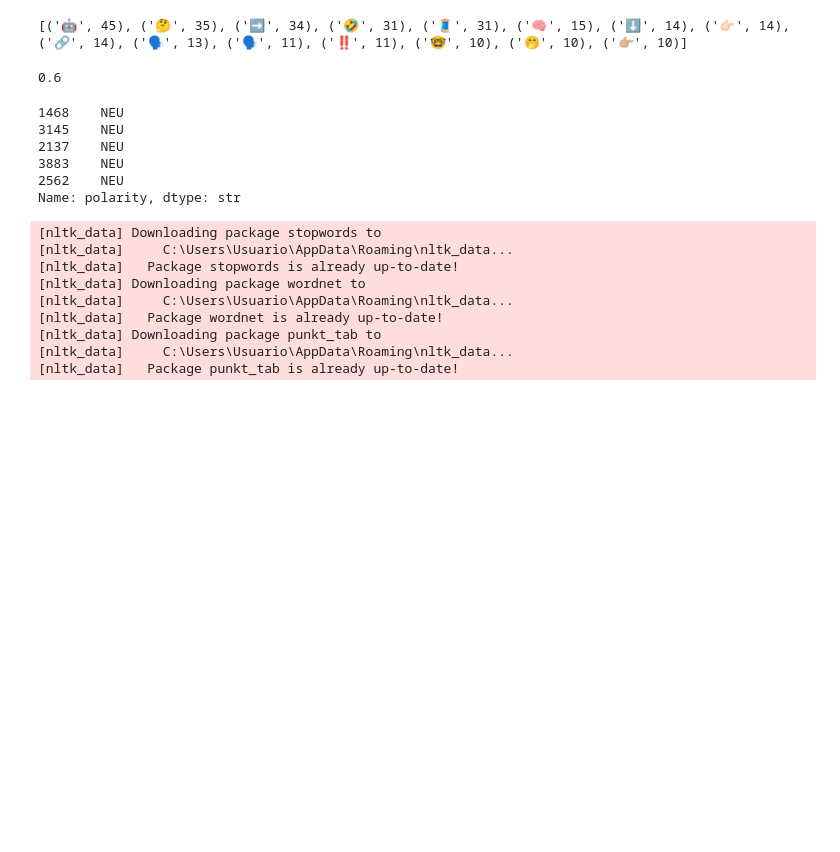
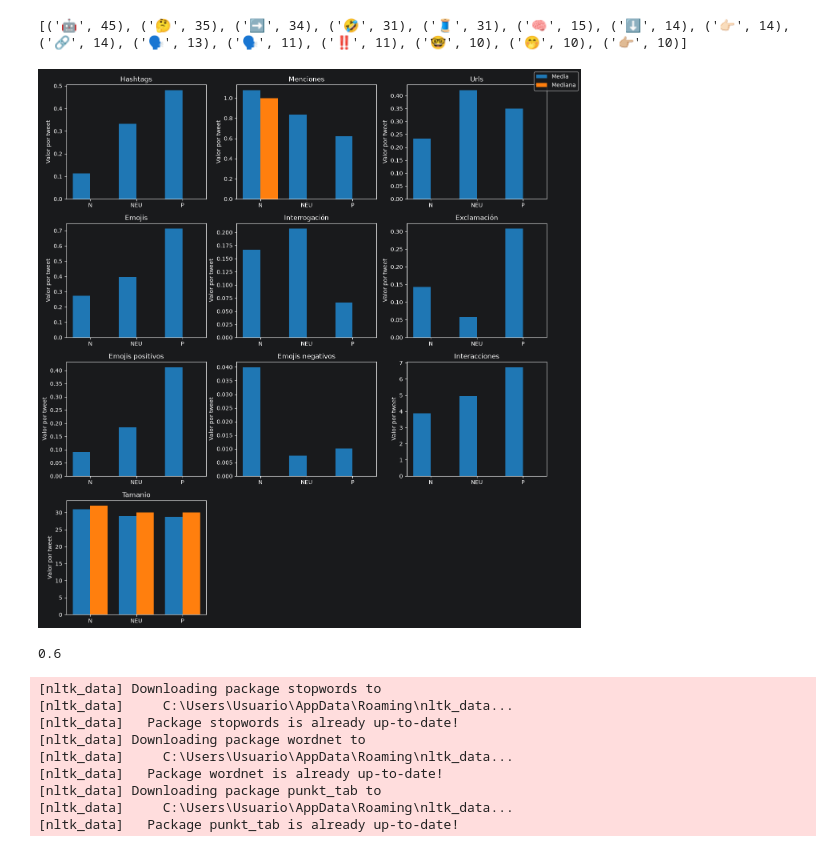
Before and after one commit to LucasFis/Tp_tweets, a Jupyter notebook: Tp_tweets.ipynb, the cells around one changed output. Cells and saved outputs as stored; diff of their text form; code cells hidden in the pictures; blank space fills up the shorter version.

```diff
--- a/Tp_tweets.ipynb
+++ b/Tp_tweets.ipynb
@@ -301,5 +301,54 @@ for t in df["text"]:
 print(no_encontrados.most_common(15))
 # %% [output]
 [('🤖', 45), ('🤔', 35), ('➡️', 34), ('🤣', 31), ('🧵', 31), ('🧠', 15), ('⬇️', 14), ('👉🏻', 14), ('🔗', 14), ('🗣️', 13), ('🗣', 11), ('‼️', 11), ('🤓', 10), ('🤭', 10), ('👉🏼', 10)]
-# %%
-df = df.drop(columns=["length", "tweet_interactions"])
+# %%
+import numpy as np
+import matplotlib.pyplot as plt
+
+nombres = {
+    "hashtag_count": "Hashtags",
+    "mention_count": "Menciones",
+    "url_count": "Urls",
+    "emoji_count": "Emojis",
+    "interrogation_count": "Interrogación",
+    "exclamation_count": "Exclamación",
+    "emoji_pos": "Emojis positivos",
+    "emoji_neg": "Emojis negativos",
+    "tweet_interactions": "Interacciones",
+    "length": "Tamanio"
+}
+
+grupos = df.groupby("polarity")[list(nombres)]
+medias = grupos.mean()
+medianas = grupos.median()
+
+clases = medias.index.tolist()
+x = np.arange(len(clases))
+ancho = 0.38
+
+n = len(nombres)
+ncols = 3
+nrows = -(-n // ncols)
+
+fig, axes = plt.subplots(nrows, ncols, figsize=(4.5 * ncols, 3.5 * nrows))
+axes = axes.flatten()
+
+for ax, (col, titulo) in zip(axes, nombres.items()):
+    ax.bar(x - ancho / 2, medias[col], ancho, label="Media", color="tab:blue")
+    ax.bar(x + ancho / 2, medianas[col], ancho, label="Mediana", color="tab:orange")
+    ax.set_title(titulo)
+    ax.set_xticks(x)
+    ax.set_xticklabels(clases)
+    ax.set_ylabel("Valor por tweet")
+
+for ax in axes[n:]:
+    ax.axis("off")
+
+# una sola leyenda para toda la figura
+handles, labels = axes[0].get_legend_handles_labels()
+fig.legend(handles, labels, loc="upper right")
+
+plt.tight_layout(rect=[0, 0, 0.95, 1])
+plt.show()
+# %% [output]
+[figure, added]
@@ -328,20 +379,6 @@ X_test, X_val, y_test, y_val = train_test_split(
 print(len(X_train)/len(df))
 # %% [output]
 0.6
-# %%
-from sklearn.preprocessing import StandardScaler
-
-number_columns = ["favorite_count","retweet_count","user_followers_count", "user_friends_count", "user_favourites_count", "user_statuses_count", "tweet_interactions", "hashtag_count", "mention_count"]
-
-X_train.head()
-y_train.head()
-# %% [output]
-1468    NEU
-3145    NEU
-2137    NEU
-3883    NEU
-2562    NEU
-Name: polarity, dtype: str
 # %%
 from sklearn.base import BaseEstimator, TransformerMixin
 import nltk
```
Also changed, not shown: parts of 7 cells of this notebook.
